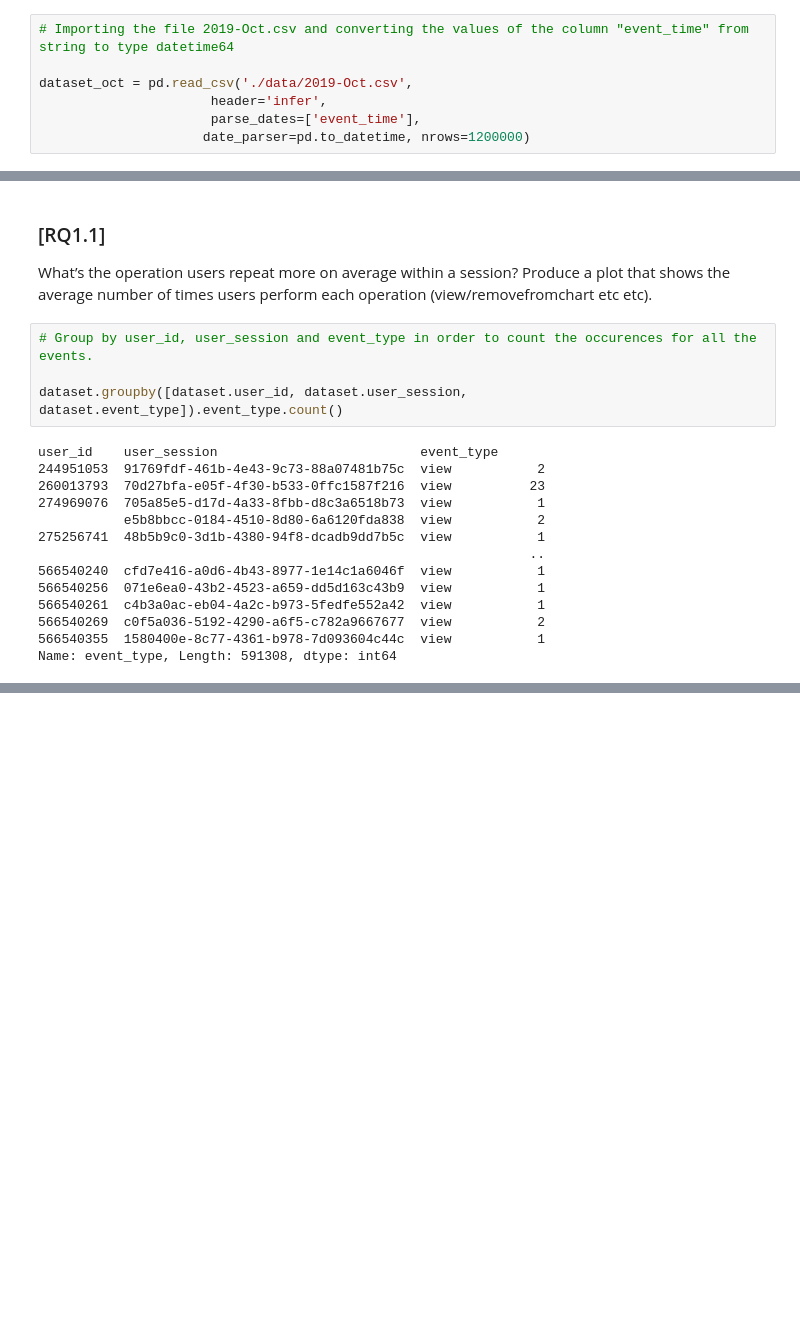
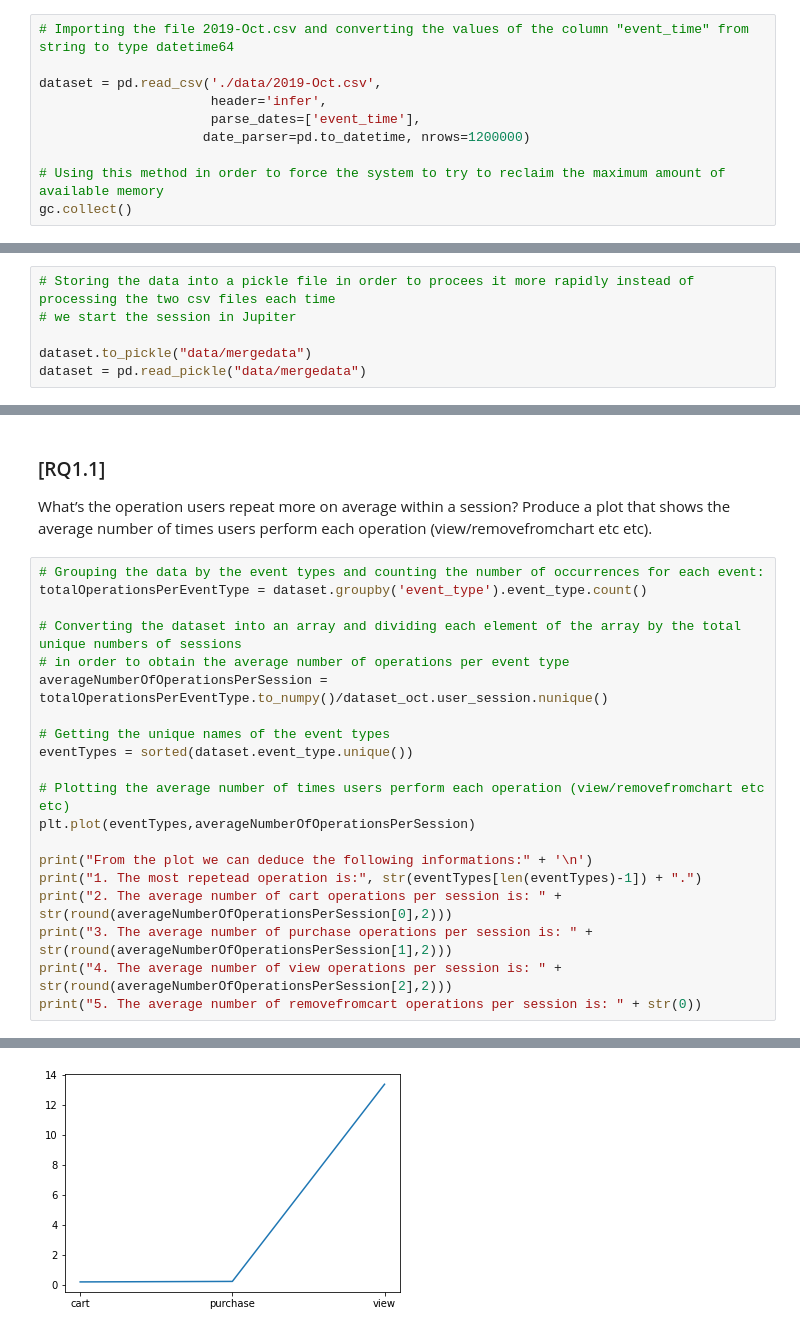
Before and after one commit to freebirdT/ADM_homework2, a Jupyter notebook: main.ipynb, the cells around one changed output, grey strips where cells are left out. Drawn from its saved outputs; the diff is of its cells as text; blank space fills up the shorter version.

```diff
--- a/main.ipynb
+++ b/main.ipynb
@@ -20,7 +30,10 @@ import numpy as np
 # %%
 # Importing the file 2019-Oct.csv and converting the values of the column "event_time" from string to type datetime64
 
-dataset_oct = pd.read_csv('./data/2019-Oct.csv',
+dataset = pd.read_csv('./data/2019-Oct.csv',
                       header='infer',
                       parse_dates=['event_time'],
                      date_parser=pd.to_datetime, nrows=1200000)
+
+# Using this method in order to force the system to try to reclaim the maximum amount of available memory
+gc.collect()
@@ -37 +66,7 @@ dataset = pd.concat([dataset_oct, dataset_nov])
+# %%
+# Storing the data into a pickle file in order to procees it more rapidly instead of processing the two csv files each time
+# we start the session in Jupiter
+
+dataset.to_pickle("data/mergedata")
+dataset = pd.read_pickle("data/mergedata")
 # %% [markdown]
@@ -55,21 +213,24 @@ A marketing funnel describes your customer’s journey with your e-commerce. It
 ### [RQ1.1]
 
 What’s the operation users repeat more on average within a session? Produce a plot that shows the average number of times users perform each operation (view/removefromchart etc etc).
-# %%
-# Group by user_id, user_session and event_type in order to count the occurences for all the events.
-
-dataset.groupby([dataset.user_id, dataset.user_session, dataset.event_type]).event_type.count()
-# %% [output]
-user_id    user_session                          event_type
-244951053  91769fdf-461b-4e43-9c73-88a07481b75c  view           2
-260013793  70d27bfa-e05f-4f30-b533-0ffc1587f216  view          23
-274969076  705a85e5-d17d-4a33-8fbb-d8c3a6518b73  view           1
-           e5b8bbcc-0184-4510-8d80-6a6120fda838  view           2
-275256741  48b5b9c0-3d1b-4380-94f8-dcadb9dd7b5c  view           1
-                                                               ..
-566540240  cfd7e416-a0d6-4b43-8977-1e14c1a6046f  view           1
-566540256  071e6ea0-43b2-4523-a659-dd5d163c43b9  view           1
-566540261  c4b3a0ac-eb04-4a2c-b973-5fedfe552a42  view           1
-566540269  c0f5a036-5192-4290-a6f5-c782a9667677  view           2
-566540355  1580400e-8c77-4361-b978-7d093604c44c  view           1
-Name: event_type, Length: 591308, dtype: int64
+# %%
+# Grouping the data by the event types and counting the number of occurrences for each event:
+totalOperationsPerEventType = dataset.groupby('event_type').event_type.count()
+
+# Converting the dataset into an array and dividing each element of the array by the total unique numbers of sessions
+# in order to obtain the average number of operations per event type
+averageNumberOfOperationsPerSession = totalOperationsPerEventType.to_numpy()/dataset_oct.user_session.nunique()
+
+# Getting the unique names of the event types
+eventTypes = sorted(dataset.event_type.unique())
+
+# Plotting the average number of times users perform each operation (view/removefromchart etc etc)
+plt.plot(eventTypes,averageNumberOfOperationsPerSession)
+
+print("From the plot we can deduce the following informations:" + '\n')
+print("1. The most repetead operation is:", str(eventTypes[len(eventTypes)-1]) + ".")
+print("2. The average number of cart operations per session is: " + str(round(averageNumberOfOperationsPerSession[0],2)))
+print("3. The average number of purchase operations per session is: " + str(round(averageNumberOfOperationsPerSession[1],2)))
+print("4. The average number of view operations per session is: " + str(round(averageNumberOfOperationsPerSession[2],2)))
+print("5. The average number of removefromcart operations per session is: " + str(0))
+# %% [output]
@@ -75,0 +244 @@ Name: event_type, Length: 591308, dtype: int64
+[figure, added]
```
Also changed, not shown: parts of 24 cells of this notebook.
